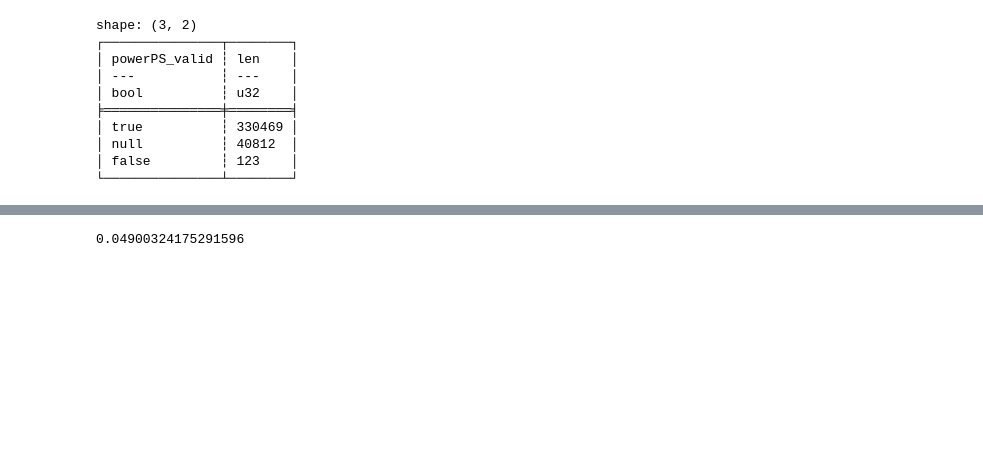
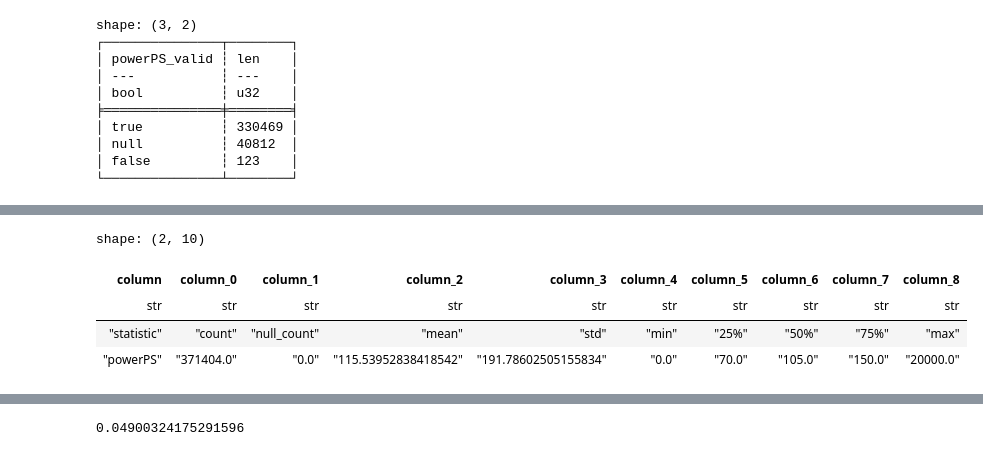
Before and after one commit to pannguyen2001/learn_python, a Jupyter notebook: lab/pipeline.ipynb, the cells around one changed output, grey strips where cells are left out. Cells and saved outputs as stored; diff of their text form; code cells hidden in the pictures; blank space fills up the shorter version.

```diff
--- a/lab/pipeline.ipynb
+++ b/lab/pipeline.ipynb
@@ -908,0 +1067,9 @@ shape: (1,)
+# %%
+# outlier -> find threshold
+df.select(pl.col("powerPS")).describe().transpose(include_header=True)
+# %% [output]
+shape: (2, 10)
+| column | column_0 | column_1 | column_2 | column_3 | column_4 | column_5 | column_6 | column_7 | column_8 |
+| str | str | str | str | str | str | str | str | str | str |
+| "statistic" | "count" | "null_count" | "mean" | "std" | "min" | "25%" | "50%" | "75%" | "max" |
+| "powerPS" | "371404.0" | "0.0" | "115.53952838418542" | "191.78602505155834" | "0.0" | "70.0" | "105.0" | "150.0" | "20000.0" |
```
Also changed, not shown: parts of 55 cells of this notebook.
